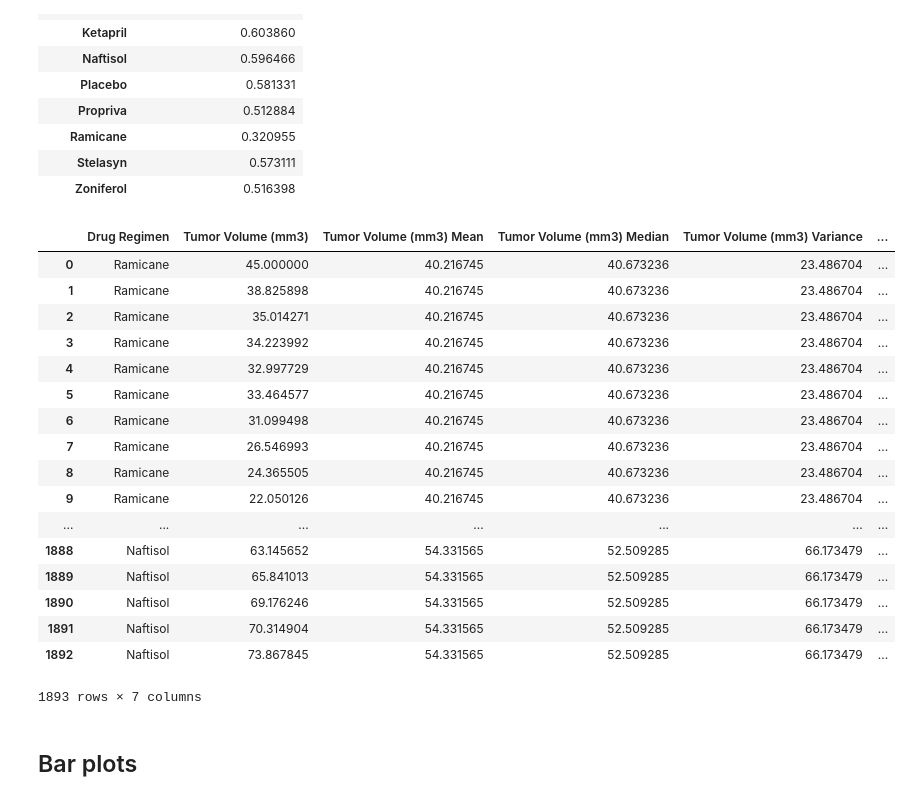
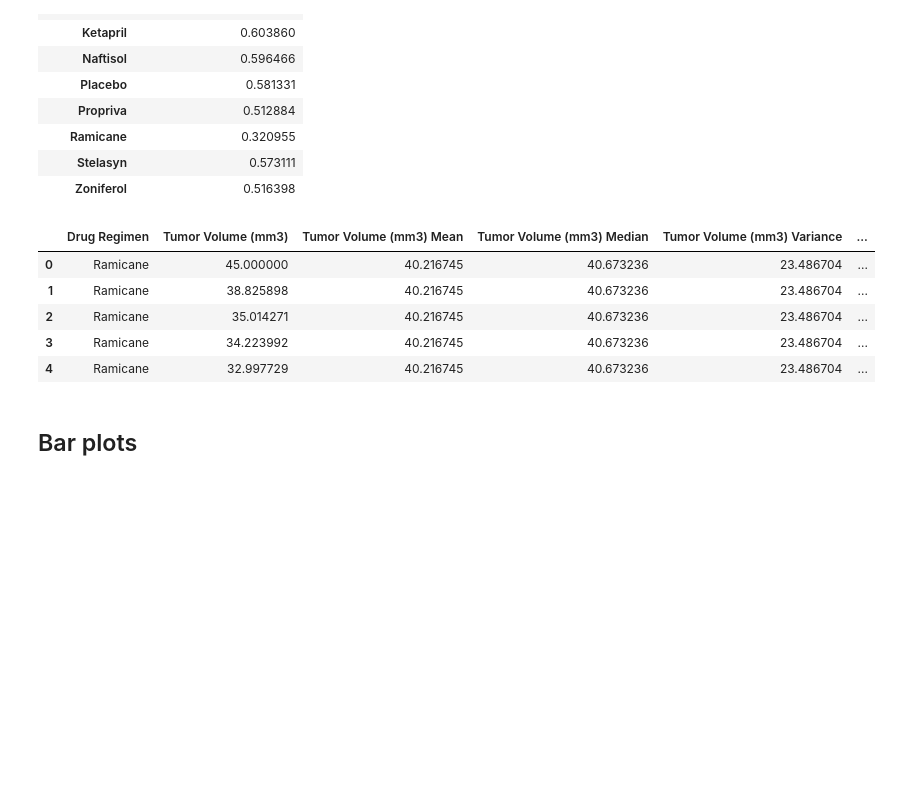
Before and after one commit to Aquanewbie/Brandon-Cornejo-Data-Analytics-HW, a Jupyter notebook: Homework5/Pymaceuticals/pymaceuticals_starter.ipynb, the cells around one changed output. Cells and saved outputs as stored; diff of their text form; code cells hidden in the pictures; blank space fills up the shorter version.

```diff
--- a/Homework5/Pymaceuticals/pymaceuticals_starter.ipynb
+++ b/Homework5/Pymaceuticals/pymaceuticals_starter.ipynb
@@ -155,30 +155,18 @@ TumorVolumeStatssem
 # %%
 #Merge Tables: mean, median, variance, standard deviation, and SEM
 TumorVolumeStats = TumorVolumeStats.merge(TumorVolumeStatsmean, on='Drug Regimen')
 TumorVolumeStats = TumorVolumeStats.merge(TumorVolumeStatsmedian, on='Drug Regimen')
 TumorVolumeStats = TumorVolumeStats.merge(TumorVolumeStatsvar, on='Drug Regimen')
 TumorVolumeStats = TumorVolumeStats.merge(TumorVolumeStatsstd, on='Drug Regimen')
 TumorVolumeStats = TumorVolumeStats.merge(TumorVolumeStatssem, on='Drug Regimen')
-TumorVolumeStats
+TumorVolumeStats.head()
 # %% [output]
 |  | Drug Regimen | Tumor Volume (mm3) | Tumor Volume (mm3) Mean | Tumor Volume (mm3) Median | Tumor Volume (mm3) Variance | ... |
 | 0 | Ramicane | 45.000000 | 40.216745 | 40.673236 | 23.486704 | ... |
 | 1 | Ramicane | 38.825898 | 40.216745 | 40.673236 | 23.486704 | ... |
 | 2 | Ramicane | 35.014271 | 40.216745 | 40.673236 | 23.486704 | ... |
 | 3 | Ramicane | 34.223992 | 40.216745 | 40.673236 | 23.486704 | ... |
 | 4 | Ramicane | 32.997729 | 40.216745 | 40.673236 | 23.486704 | ... |
-| 5 | Ramicane | 33.464577 | 40.216745 | 40.673236 | 23.486704 | ... |
-| 6 | Ramicane | 31.099498 | 40.216745 | 40.673236 | 23.486704 | ... |
-| 7 | Ramicane | 26.546993 | 40.216745 | 40.673236 | 23.486704 | ... |
-| 8 | Ramicane | 24.365505 | 40.216745 | 40.673236 | 23.486704 | ... |
-| 9 | Ramicane | 22.050126 | 40.216745 | 40.673236 | 23.486704 | ... |
-| ... | ... | ... | ... | ... | ... | ... |
-| 1888 | Naftisol | 63.145652 | 54.331565 | 52.509285 | 66.173479 | ... |
-| 1889 | Naftisol | 65.841013 | 54.331565 | 52.509285 | 66.173479 | ... |
-| 1890 | Naftisol | 69.176246 | 54.331565 | 52.509285 | 66.173479 | ... |
-| 1891 | Naftisol | 70.314904 | 54.331565 | 52.509285 | 66.173479 | ... |
-| 1892 | Naftisol | 73.867845 | 54.331565 | 52.509285 | 66.173479 | ... |
-1893 rows × 7 columns
 # %% [markdown]
 ## Bar plots
 # %%
```
Also changed, not shown: parts of 16 cells of this notebook.
